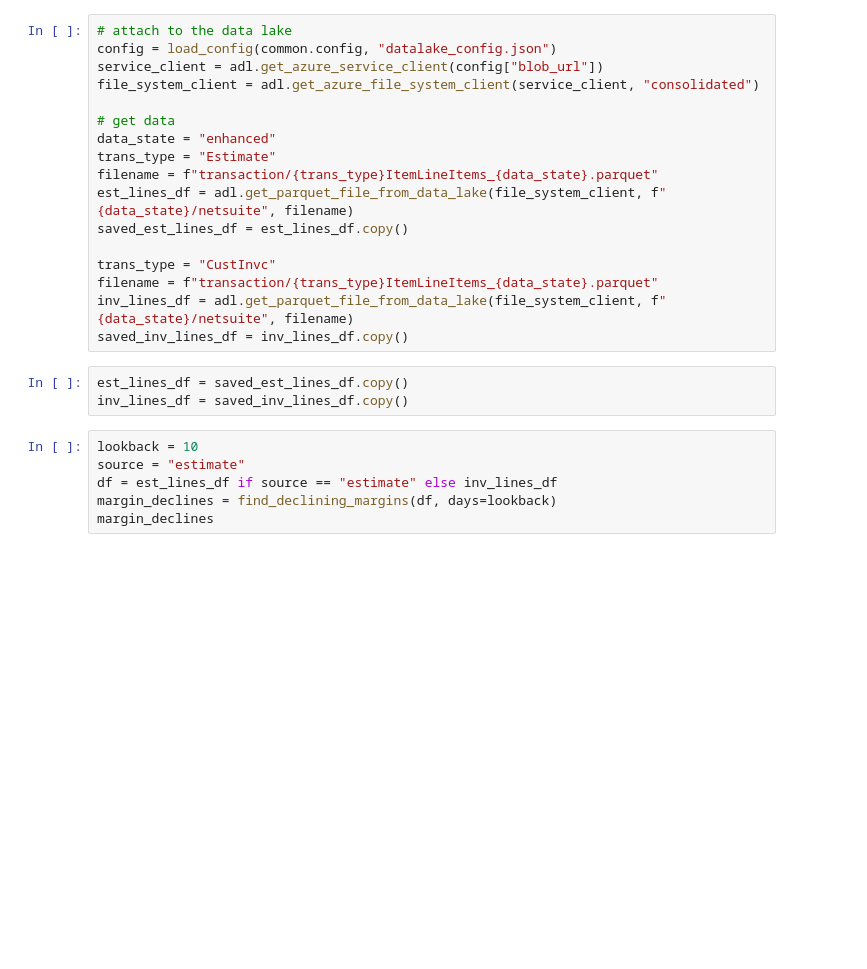
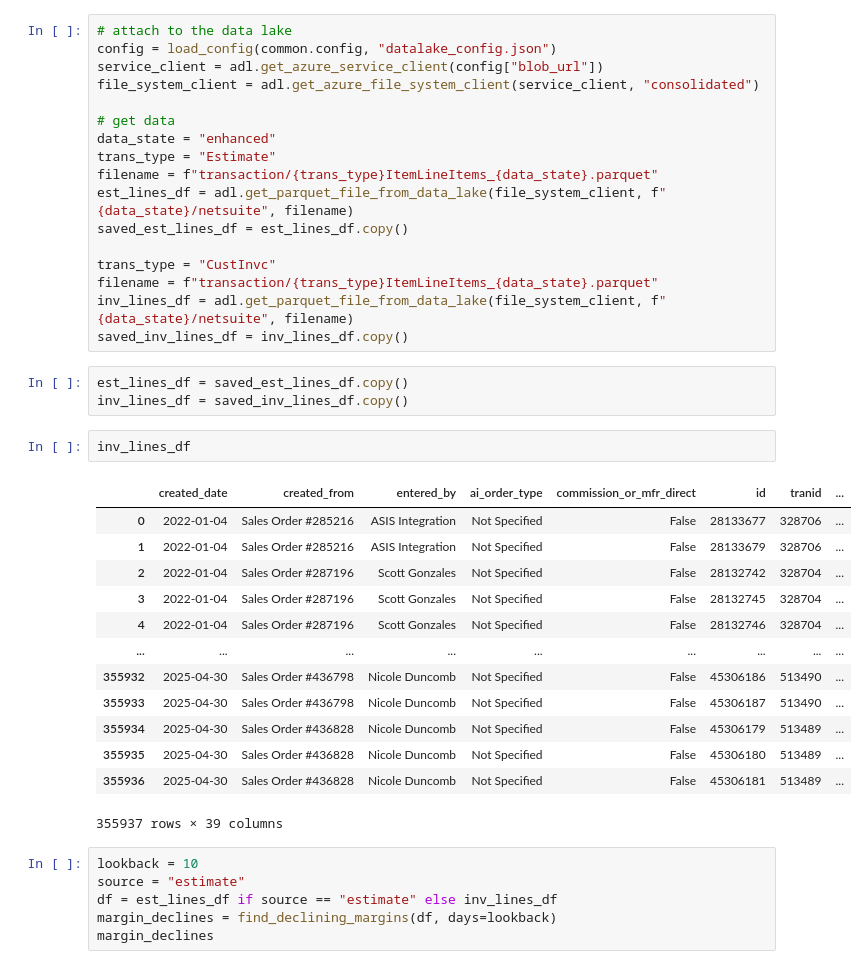
Before and after one commit to TransformativLLC/ovation_holdings, a Jupyter notebook: management_reports/transaction_variance/notebooks/PrepareData.ipynb, the cells around one changed output. Drawn from its saved outputs; the diff is of its cells as text; blank space fills up the shorter version.

```diff
--- a/management_reports/transaction_variance/notebooks/PrepareData.ipynb
+++ b/management_reports/transaction_variance/notebooks/PrepareData.ipynb
@@ -95,6 +95,22 @@ saved_inv_lines_df = inv_lines_df.copy()
 # %%
 est_lines_df = saved_est_lines_df.copy()
 inv_lines_df = saved_inv_lines_df.copy()
+# %%
+inv_lines_df
+# %% [output]
+|  | created_date | created_from | entered_by | ai_order_type | commission_or_mfr_direct | id | tranid | ... |
+| 0 | 2022-01-04 | Sales Order #285216 | ASIS Integration | Not Specified | False | 28133677 | 328706 | ... |
+| 1 | 2022-01-04 | Sales Order #285216 | ASIS Integration | Not Specified | False | 28133679 | 328706 | ... |
+| 2 | 2022-01-04 | Sales Order #287196 | Scott Gonzales | Not Specified | False | 28132742 | 328704 | ... |
+| 3 | 2022-01-04 | Sales Order #287196 | Scott Gonzales | Not Specified | False | 28132745 | 328704 | ... |
+| 4 | 2022-01-04 | Sales Order #287196 | Scott Gonzales | Not Specified | False | 28132746 | 328704 | ... |
+| ... | ... | ... | ... | ... | ... | ... | ... | ... |
+| 355932 | 2025-04-30 | Sales Order #436798 | Nicole Duncomb | Not Specified | False | 45306186 | 513490 | ... |
+| 355933 | 2025-04-30 | Sales Order #436798 | Nicole Duncomb | Not Specified | False | 45306187 | 513490 | ... |
+| 355934 | 2025-04-30 | Sales Order #436828 | Nicole Duncomb | Not Specified | False | 45306179 | 513489 | ... |
+| 355935 | 2025-04-30 | Sales Order #436828 | Nicole Duncomb | Not Specified | False | 45306180 | 513489 | ... |
+| 355936 | 2025-04-30 | Sales Order #436828 | Nicole Duncomb | Not Specified | False | 45306181 | 513489 | ... |
+355937 rows × 39 columns
 # %%
 lookback = 10
 source = "estimate"
```
Also changed, not shown: parts of 14 cells of this notebook, 2 other files.
